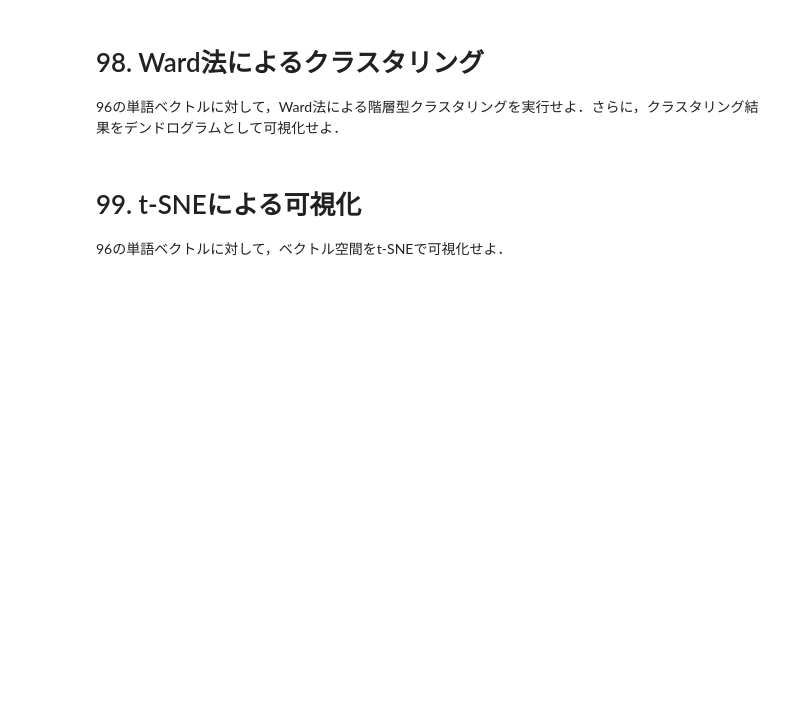
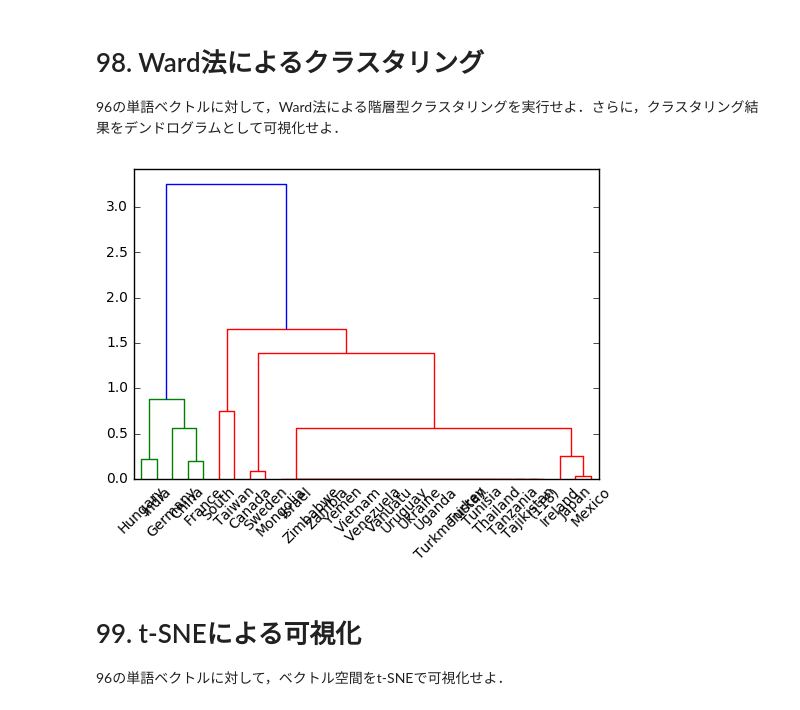
Before and after one commit to woody-kawagoe/nlp100, a Jupyter notebook: chapter10/chapter10.ipynb, the cells around one changed output. Saved outputs shown, nothing was run; the diff lists cells and outputs as text; code cells hidden in the pictures; blank space fills up the shorter version.

```diff
--- a/chapter10/chapter10.ipynb
+++ b/chapter10/chapter10.ipynb
@@ -179,11 +186,15 @@ with open('combined.csv', 'r') as f:
 with open('94.csv', 'w') as f:
      for line in combined:
             w1, w2, p = line.split(',')
+            if w1 in w2v.dictionary and w2 in w2v.dictionary:
+                s85 = w2v.get_word_cs(w1, w2)
+            else:
+                s85 = 0
             if check_contain([w1, w2]):
                 s90 = model.similarity(w1, w2)
             else:
                 s90 = 0
-            l = line[:-1] + ',' + str(s90) + '\n'
+            l = line[:-1] + ',' + str(s85) + ',' + str(s90) + '\n'
             f.write(l)
 # %% [markdown]
 # 95. WordSimilarity-353での評価
@@ -191,3 +216,12 @@ with open('94.csv', 'w') as f:
 # %% [markdown]
 # 96. 国名に関するベクトルの抽出
 word2vecの学習結果から，国名に関するベクトルのみを抜き出せ．
+# %%
+with open('country.txt', 'r') as f:
+    country = [c[:-1] for c in f.readlines()]
+country_key = []
+country_val = []
+for c in country:
+    if c in w2v.dictionary:
+        country_key.append(c)
+        country_val.append(w2v.vec(c)[0])
@@ -197,6 +263,17 @@ word2vecの学習結果から，国名に関するベクトルのみを抜き出
 # %% [markdown]
 # 98. Ward法によるクラスタリング
 96の単語ベクトルに対して，Ward法による階層型クラスタリングを実行せよ．さらに，クラスタリング結果をデンドログラムとして可視化せよ．
+# %%
+from matplotlib import pyplot as plt
+from scipy.cluster.hierarchy import dendrogram, linkage
+
+%matplotlib inline
+
+result = linkage(country_val, method='ward')
+dendrogram(result, truncate_mode='lastp', labels=country_key)
+plt.show()
+# %% [output]
+[figure, added]
 # %% [markdown]
 # 99. t-SNEによる可視化
 96の単語ベクトルに対して，ベクトル空間をt-SNEで可視化せよ．
```
Also changed, not shown: parts of 14 cells of this notebook.
